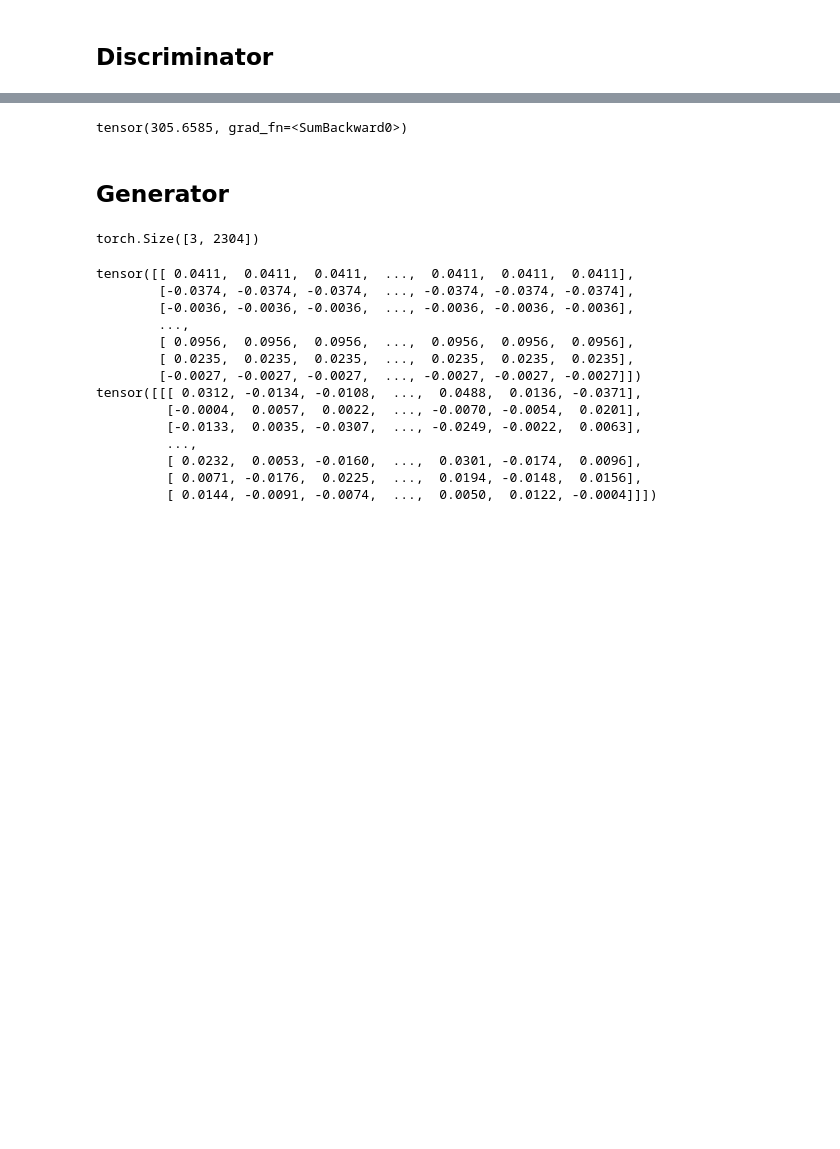
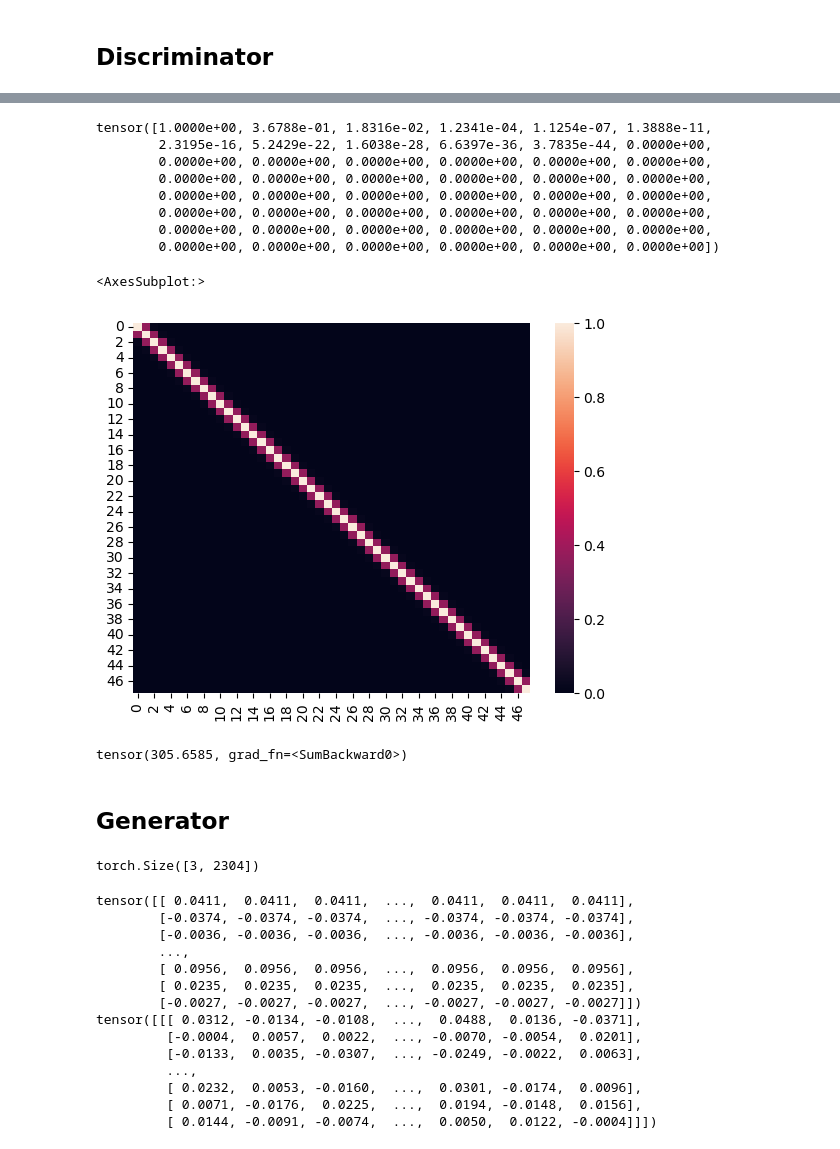
Before and after one commit to kabaten/kb_jisyupro, a Jupyter notebook: test.ipynb, the cells around one changed output, grey strips where cells are left out. Drawn from its saved outputs; the diff is of its cells as text; code cells hidden in the pictures; blank space fills up the shorter version.

```diff
--- a/test.ipynb
+++ b/test.ipynb
@@ -133,3 +141,24 @@ sns.heatmap(canvas.detach().numpy()[0])
+# %%
+xs = torch.tensor(range(0, 48)).to(torch.float).reshape(-1, 1)
+#xs
+#test = num2point(inputs)
+# %%
+cs = torch.tensor(range(0, 48)).to(torch.float)
+ys = torch.exp(-(xs - cs)**2)
+#ys = torch.softmax(-5*(xs - cs)**2, dim=1)
+print(ys[0])
+sns.heatmap(ys)
+# %% [output]
+tensor([1.0000e+00, 3.6788e-01, 1.8316e-02, 1.2341e-04, 1.1254e-07, 1.3888e-11,
+        2.3195e-16, 5.2429e-22, 1.6038e-28, 6.6397e-36, 3.7835e-44, 0.0000e+00,
+        0.0000e+00, 0.0000e+00, 0.0000e+00, 0.0000e+00, 0.0000e+00, 0.0000e+00,
+        0.0000e+00, 0.0000e+00, 0.0000e+00, 0.0000e+00, 0.0000e+00, 0.0000e+00,
+        0.0000e+00, 0.0000e+00, 0.0000e+00, 0.0000e+00, 0.0000e+00, 0.0000e+00,
+        0.0000e+00, 0.0000e+00, 0.0000e+00, 0.0000e+00, 0.0000e+00, 0.0000e+00,
+        0.0000e+00, 0.0000e+00, 0.0000e+00, 0.0000e+00, 0.0000e+00, 0.0000e+00,
+        0.0000e+00, 0.0000e+00, 0.0000e+00, 0.0000e+00, 0.0000e+00, 0.0000e+00])
+<AxesSubplot:>
+[figure, added]
 # %%
 def process_img(img):
     img_np = np.array(img)
```
Also changed, not shown: parts of 28 cells of this notebook.
